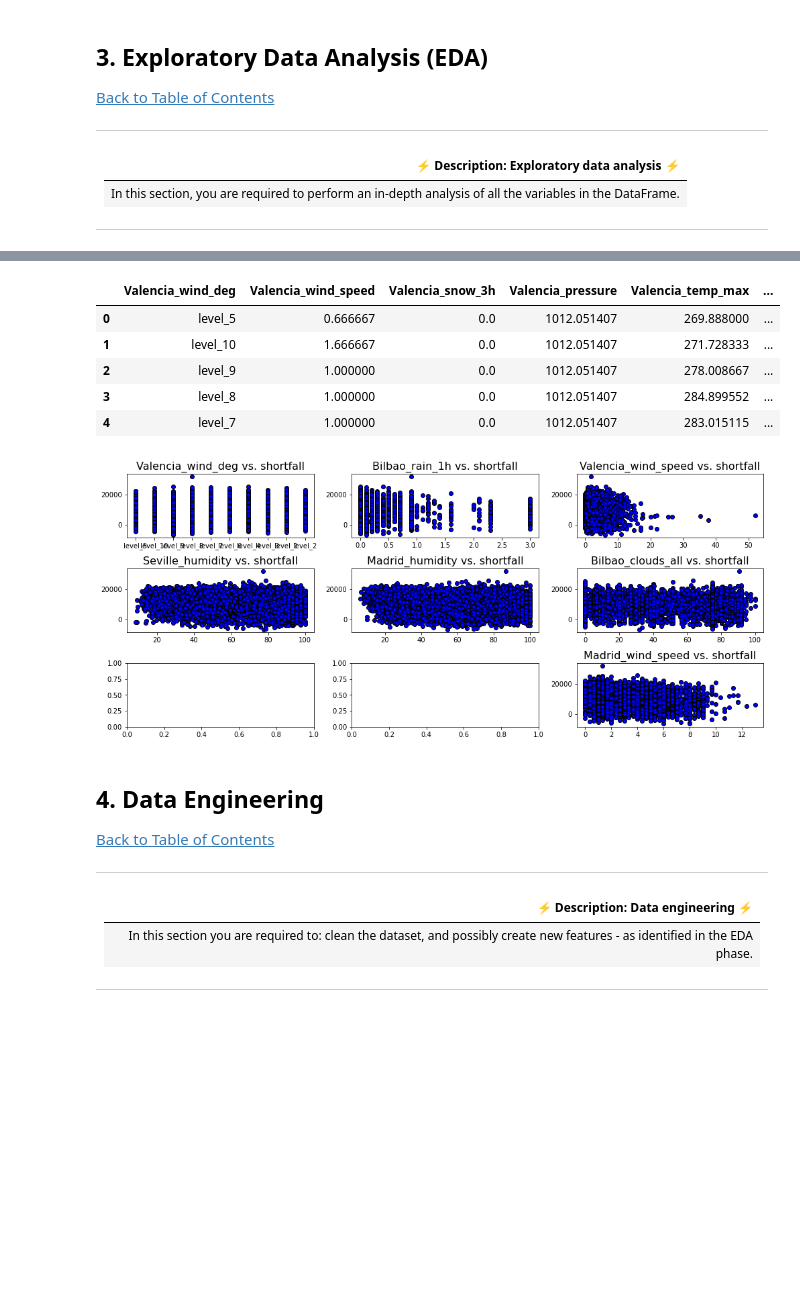
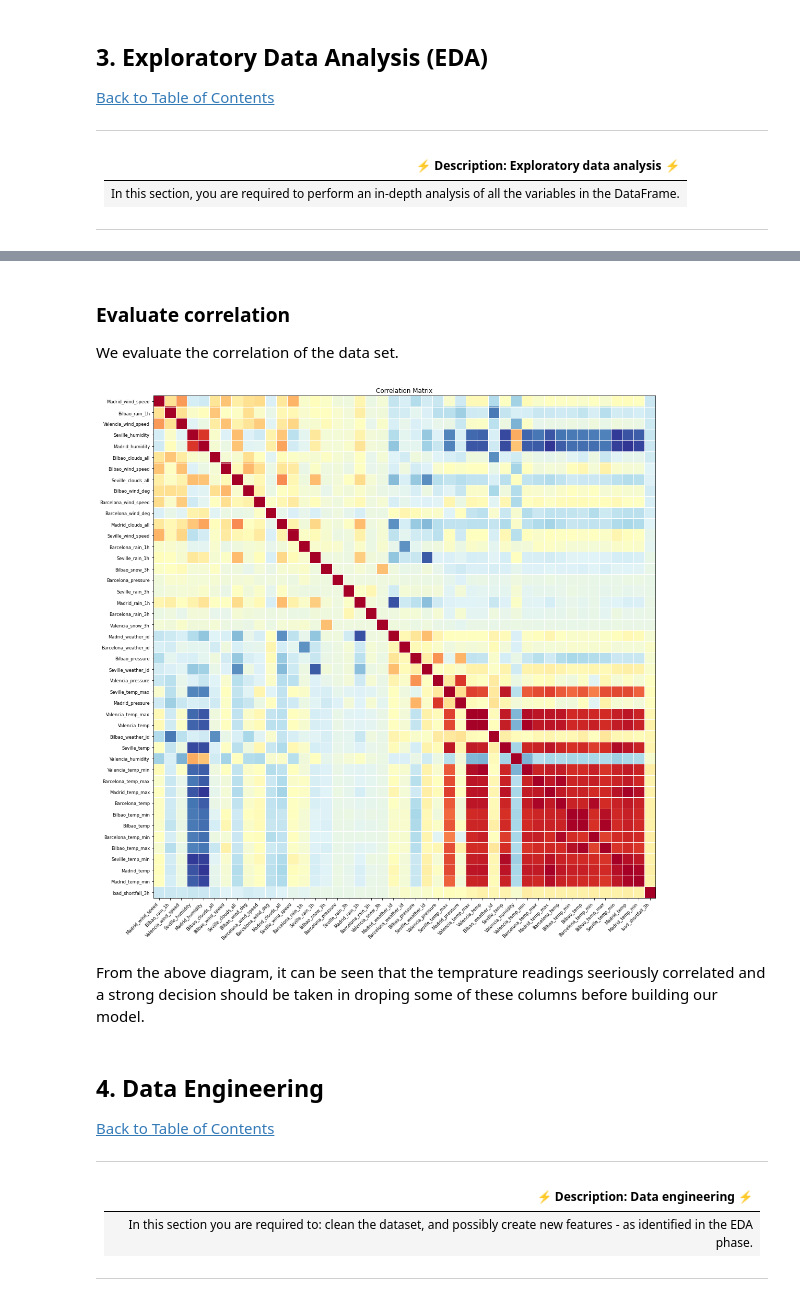
Before and after one commit to endiesworld/EDSA_OCT21_TEAM1_Predict, a Jupyter notebook: starter-notebook.ipynb, the cells around one changed output, grey strips where cells are left out. Saved outputs shown, nothing was run; the diff lists cells and outputs as text; code cells hidden in the pictures; blank space fills up the shorter version.

```diff
--- a/starter-notebook.ipynb
+++ b/starter-notebook.ipynb
@@ -139,14 +139,3 @@ dtype: int64
 | In this section, you are required to perform an in-depth analysis of all the variables in the DataFrame. |
 
 ---
-# %%
-#Replace all null values in Valencia_pressure column with the mean value
-mean_press_val = df_train['Valencia_pressure'].mean()
-mean_press_val
-
-def mean_value(data):
-    if data is None :
-        return mean_press_val
-    return mean_press_val
-df_train['Valencia_pressure'] = df_train['Valencia_pressure'].apply(mean_value)
-df_train['Valencia_pressure'].isnull().sum()
@@ -288,26 +164,0 @@ fig.tight_layout(pad=1)
-# %%
-#group data by city (Valencia)
-city_prop = [col for col in df_train if col.startswith('Valencia')]
-valencia_data = df_train[city_prop]
-valencia_data.head()
-# %% [output]
-|  | Valencia_wind_deg | Valencia_wind_speed | Valencia_snow_3h | Valencia_pressure | Valencia_temp_max | ... |
-| 0 | level_5 | 0.666667 | 0.0 | 1012.051407 | 269.888000 | ... |
-| 1 | level_10 | 1.666667 | 0.0 | 1012.051407 | 271.728333 | ... |
-| 2 | level_9 | 1.000000 | 0.0 | 1012.051407 | 278.008667 | ... |
-| 3 | level_8 | 1.000000 | 0.0 | 1012.051407 | 284.899552 | ... |
-| 4 | level_7 | 1.000000 | 0.0 | 1012.051407 | 283.015115 | ... |
-# %%
-# plot relevant feature interactions
-#Linearity check
-fig, axs = plt.subplots(3,3, figsize=(14,6),)
-fig.subplots_adjust(hspace = 0.5, wspace=.2)
-axs = axs.ravel()
-
-for index, column in enumerate(df_train.columns[1:8]):
-    axs[index-1].set_title("{} vs. shortfall".format(column),fontsize=16)
-    axs[index-1].scatter(x=df_train[column],y=df_train['load_shortfall_3h'],color='blue',edgecolor='k')
-
-fig.tight_layout(pad=1)
-# %% [output]
-[figure, removed]
@@ -318,3 +165,17 @@ fig.tight_layout(pad=1)
+# %% [markdown]
+### Evaluate correlation
+We evaluate the correlation of the data set.
+# %%
+# evaluate correlation
+from statsmodels.graphics.correlation import plot_corr
+
+fig = plt.figure(figsize=(15,15));
+ax = fig.add_subplot(111);
+plot_corr(df_train.corr(), xnames = df_train.corr().columns, ax = ax);
+# %% [output]
+[figure, added]
+# %% [markdown]
+From the above diagram, it can be seen that the temprature readings seeriously correlated and a strong decision should be taken in droping some of these columns before building our model.
 # %% [markdown]
 <a id="four"></a>
 ## 4. Data Engineering
```
Also changed, not shown: parts of 78 cells of this notebook.
